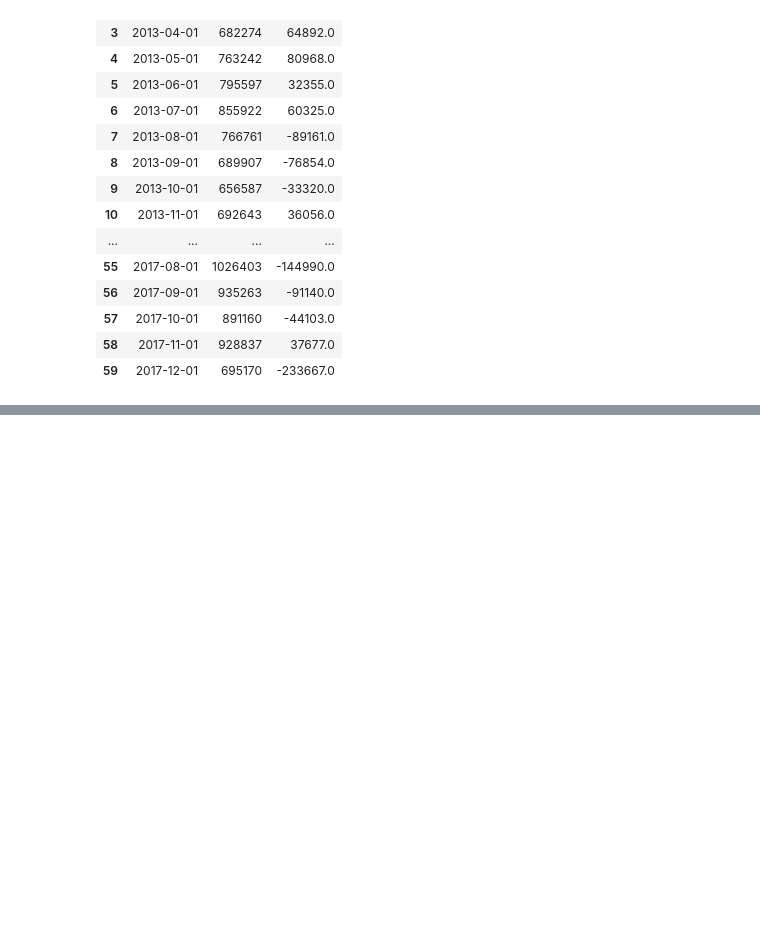
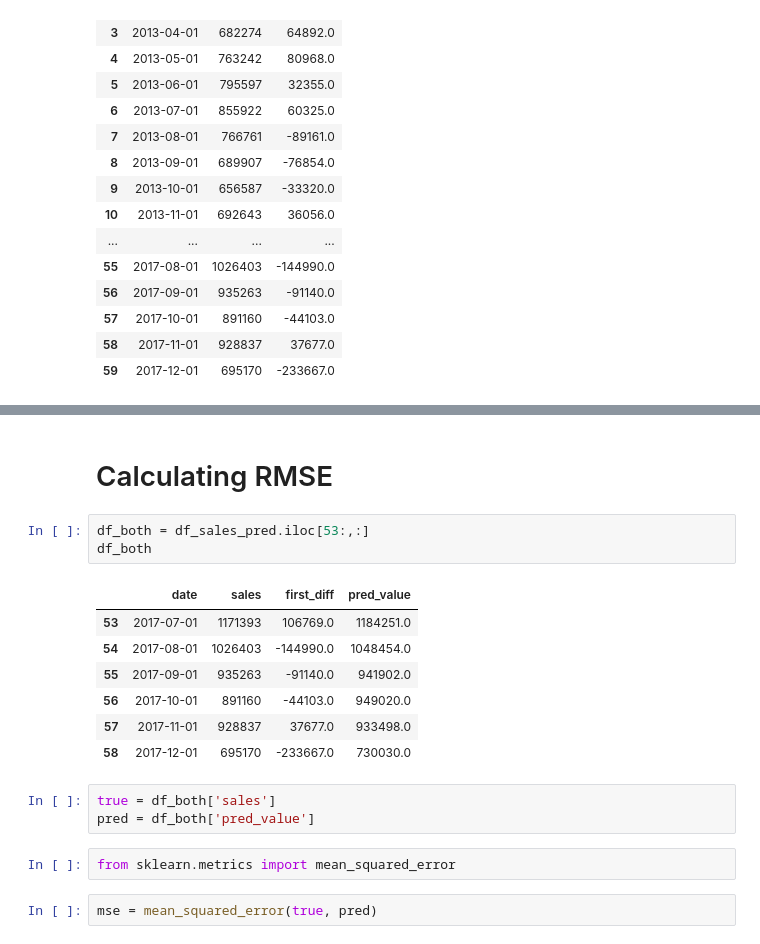
Before and after one commit to irinhwng/DeepLearning_Sales_Prediction, a Jupyter notebook: 01_PredictingSales.ipynb, the cells around one changed output, grey strips where cells are left out. Cells and saved outputs as stored; diff of their text form; blank space fills up the shorter version.

```diff
--- a/01_PredictingSales.ipynb
+++ b/01_PredictingSales.ipynb
@@ -650,3 +650,23 @@ fig = go.Figure(data=plot_data, layout=plot_layout)
 pyoff.iplot(fig)
 # %% [output]
 [interactive output not drawn]
+# %% [markdown]
+# Calculating RMSE
+# %%
+df_both = df_sales_pred.iloc[53:,:]
+df_both
+# %% [output]
+|  | date | sales | first_diff | pred_value |
+| 53 | 2017-07-01 | 1171393 | 106769.0 | 1184251.0 |
+| 54 | 2017-08-01 | 1026403 | -144990.0 | 1048454.0 |
+| 55 | 2017-09-01 | 935263 | -91140.0 | 941902.0 |
+| 56 | 2017-10-01 | 891160 | -44103.0 | 949020.0 |
+| 57 | 2017-11-01 | 928837 | 37677.0 | 933498.0 |
+| 58 | 2017-12-01 | 695170 | -233667.0 | 730030.0 |
+# %%
+true = df_both['sales']
+pred = df_both['pred_value']
+# %%
+from sklearn.metrics import mean_squared_error
+# %%
+mse = mean_squared_error(true, pred)
```
Also changed, not shown: parts of 8 cells of this notebook, 1 other file.
